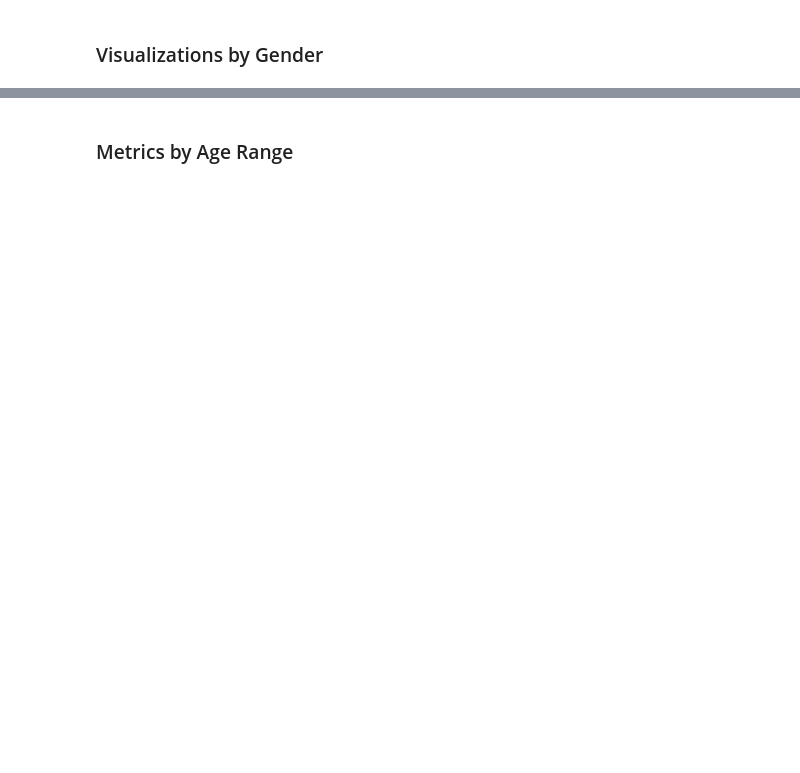
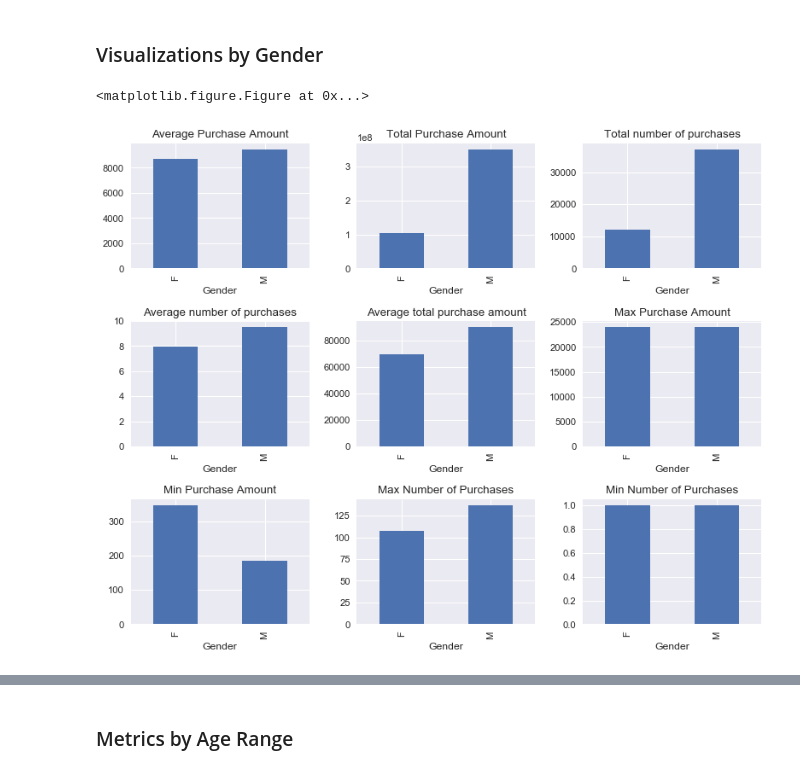
Before and after one commit to kcalab92/Springboard-DataScience, a Jupyter notebook: Capstone1_PurchaseAmountPrediction/Capstone1_Purchase_Prediction_Storytelling_Current.ipynb, the cells around one changed output, grey strips where cells are left out. Drawn from its saved outputs; the diff is of its cells as text; code cells hidden in the pictures; blank space fills up the shorter version.

```diff
--- a/Capstone1_PurchaseAmountPrediction/Capstone1_Purchase_Prediction_Storytelling_Current.ipynb
+++ b/Capstone1_PurchaseAmountPrediction/Capstone1_Purchase_Prediction_Storytelling_Current.ipynb
@@ -262,3 +381,68 @@ MaxNumberPurchasesUsers :  137
 MinNumberPurchasesUsers :  1
 # %% [markdown]
 ### Visualizations by Gender
+# %%
+plt.gcf().clear()
+import seaborn as sns
+
+plt.figure(num=None, figsize=(10, 8), dpi=80, facecolor='w', edgecolor='k')
+
+#Plots Average Purchase Amount By Gender
+plt.subplot(3,3,1)
+df = trainDf.groupby(by='Gender')['Purchase_Amount'].mean()
+df.plot(kind='bar', title='Average Purchase Amount')
+
+#Plots Total Purchase Amount By Gender
+plt.subplot(3,3,2)
+df = trainDf.groupby(by='Gender')['Purchase_Amount'].sum()
+df.plot(kind='bar', title = 'Total Purchase Amount')
+
+#Plots Total Number of Purchases By Gender
+plt.subplot(3,3,3)
+df = trainDf.groupby(by=['Gender'])['Purchase_Amount'].count()
+df.plot(kind='bar', title = 'Total number of purchases')
+
+#Plots Average Number of Purchases By Gender
+plt.subplot(3,3,4)
+tempDf = trainDf
+df0 = trainDf.groupby(by='User_ID')['Purchase_Amount'].count().to_frame().reset_index()
+df0.columns = ["User_ID", 'NumberPurchaseCount']
+df1 = tempDf.merge(df0, on='User_ID')
+df2 = df1.groupby(by = ["Gender","User_ID"])['NumberPurchaseCount'].mean()
+df3 = df2.groupby('Gender').mean()
+df3.plot(kind='bar', title ='Average number of purchases')
+
+#Plots Average Total Purchase Amount By Gender
+plt.subplot(3,3,5)
+df = trainDf.groupby(by=['Gender','User_ID'])['Purchase_Amount'].sum()
+df2 = df.groupby(by='Gender').mean()
+df2.plot(kind='bar', title='Average total purchase amount')
+
+#Plots Maximumn Purchase Amount By Gender
+plt.subplot(3,3,6)
+df = trainDf.groupby('Gender')['Purchase_Amount'].max()
+df.plot(kind='bar', title='Max Purchase Amount')
+
+
+#Plots Minimum Purchase Amount by Gender
+plt.subplot(3,3,7)
+df = trainDf.groupby('Gender')['Purchase_Amount'].min()
+df.plot(kind='bar', title='Min Purchase Amount')
+
+#Plots Maximumn Number of Purchases By Gender
+plt.subplot(3,3,8)
+df = trainDf.groupby(by = ['Gender','User_ID'])['Purchase_Amount'].count()
+df1 = df.groupby('Gender').max()
+df1.plot(kind='bar', title='Max Number of Purchases')
+
+#Plots Minimum Number of Purchases By Gender
+plt.subplot(3,3,9)
+df = trainDf.groupby(by = ['Gender','User_ID'])['Purchase_Amount'].count()
+df1 = df.groupby('Gender').min()
+df1.plot(kind='bar', title='Min Number of Purchases')
+
+plt.tight_layout()
+plt.show()
+# %% [output]
+<matplotlib.figure.Figure at 0x...>
+[figure, added]
```
Also changed, not shown: parts of 36 cells of this notebook.
